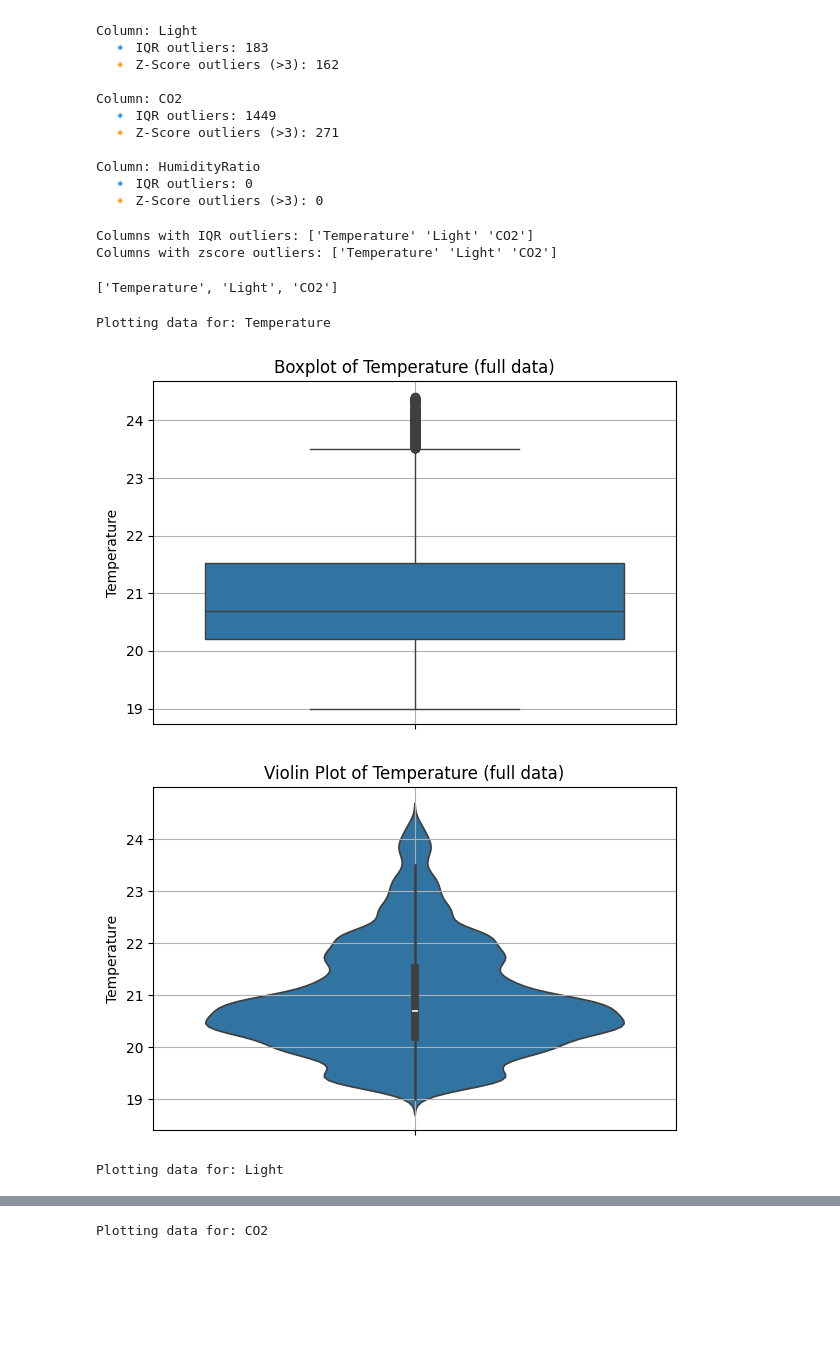
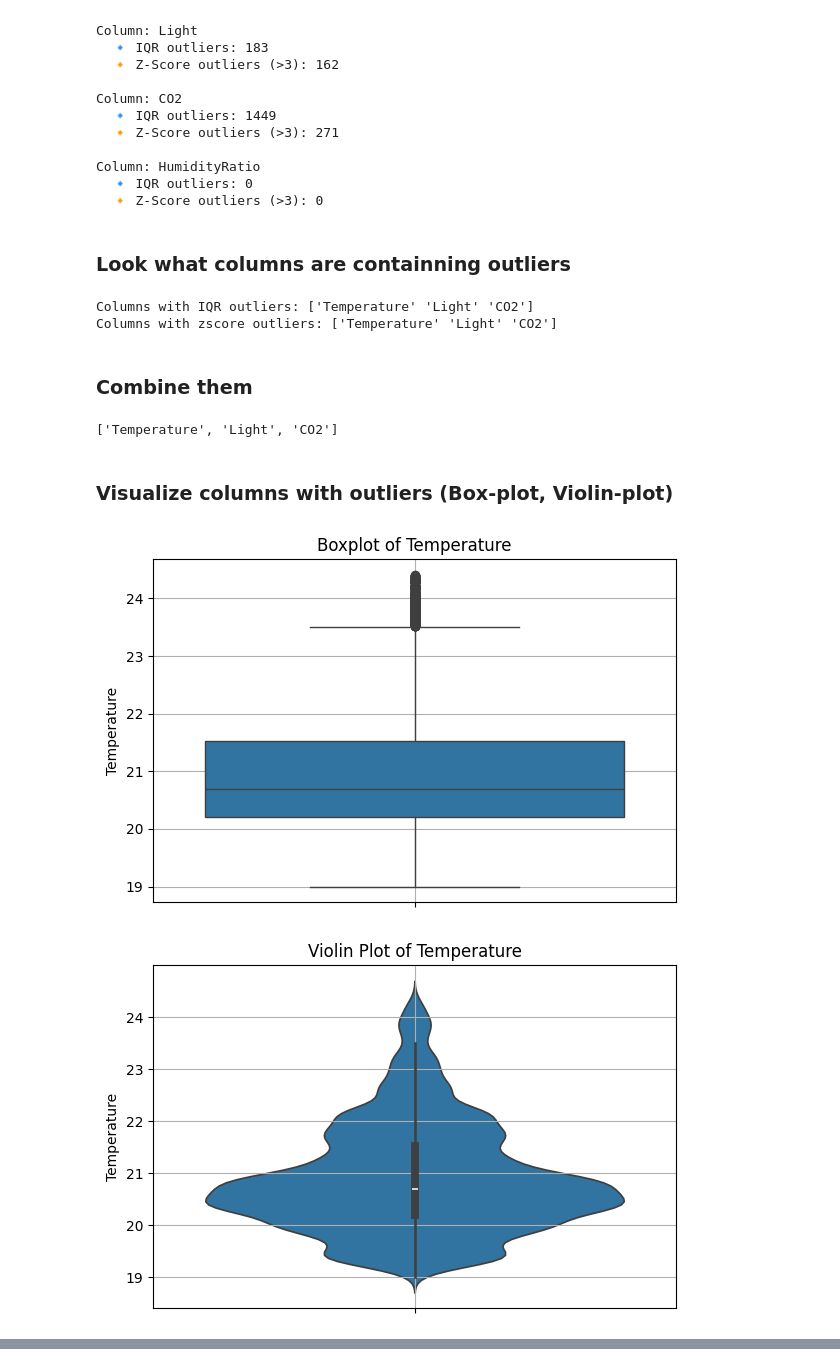
Before and after one commit to NoamShaphir/-MicroClimate, a Jupyter notebook: analysis.ipynb, the cells around one changed output, grey strips where cells are left out. Saved outputs shown, nothing was run; the diff lists cells and outputs as text; code cells hidden in the pictures; blank space fills up the shorter version.

```diff
--- a/analysis.ipynb
+++ b/analysis.ipynb
@@ -79,6 +111,3 @@ df['date'].duplicated().sum()
 np.int64(0)
 # %% [markdown]
 ### Check outliers
-# %%
-numeric_cols = df.select_dtypes(include=['float64']).columns
-numeric_cols
@@ -146,12 +168,16 @@ Column: CO2
 Column: HumidityRatio
   🔹 IQR outliers: 0
   🔸 Z-Score outliers (>3): 0
+# %% [markdown]
+### Look what columns are containning outliers
 # %%
 print(f"Columns with IQR outliers: {df_iqr_outliers.column.unique()}")
 print(f"Columns with zscore outliers: {df_zscore_outliers.column.unique()}")
 # %% [output]
 Columns with IQR outliers: ['Temperature' 'Light' 'CO2']
 Columns with zscore outliers: ['Temperature' 'Light' 'CO2']
+# %% [markdown]
+### Combine them
 # %%
 iqr_outlier_columns = list(df_iqr_outliers["column"].unique())
 zscore_outlier_columns = list(df_zscore_outliers["column"].unique())
@@ -161,29 +187,27 @@ outlier_columns = list(set(iqr_outlier_columns) & set(zscore_outlier_columns))
 outlier_columns
 # %% [output]
 ['Temperature', 'Light', 'CO2']
+# %% [markdown]
+### Visualize columns with outliers (Box-plot, Violin-plot)
 # %%
 for col in outlier_columns:
-    print(f"\nPlotting data for: {col}")
-
     # --- Boxplot ---
     plt.figure(figsize=(6, 4))
     sns.boxplot(data=df, y=col)
-    plt.title(f'Boxplot of {col} (full data)')
+    plt.title(f'Boxplot of {col}')
     plt.ylabel(col)
     plt.grid(True)
     plt.tight_layout()
     plt.show()
 
     # --- Violin Plot ---
     plt.figure(figsize=(6, 4))
     sns.violinplot(data=df, y=col)
-    plt.title(f'Violin Plot of {col} (full data)')
+    plt.title(f'Violin Plot of {col}')
     plt.ylabel(col)
     plt.grid(True)
     plt.tight_layout()
     plt.show()
 # %% [output]
-Plotting data for: Temperature
-[figure, old version]
+[figure, new version]
-[figure, old version]
+[figure, new version]
-Plotting data for: Light
@@ -192 +215,0 @@ Plotting data for: Light
-Plotting data for: CO2
```
Also changed, not shown: parts of 7 cells of this notebook.
